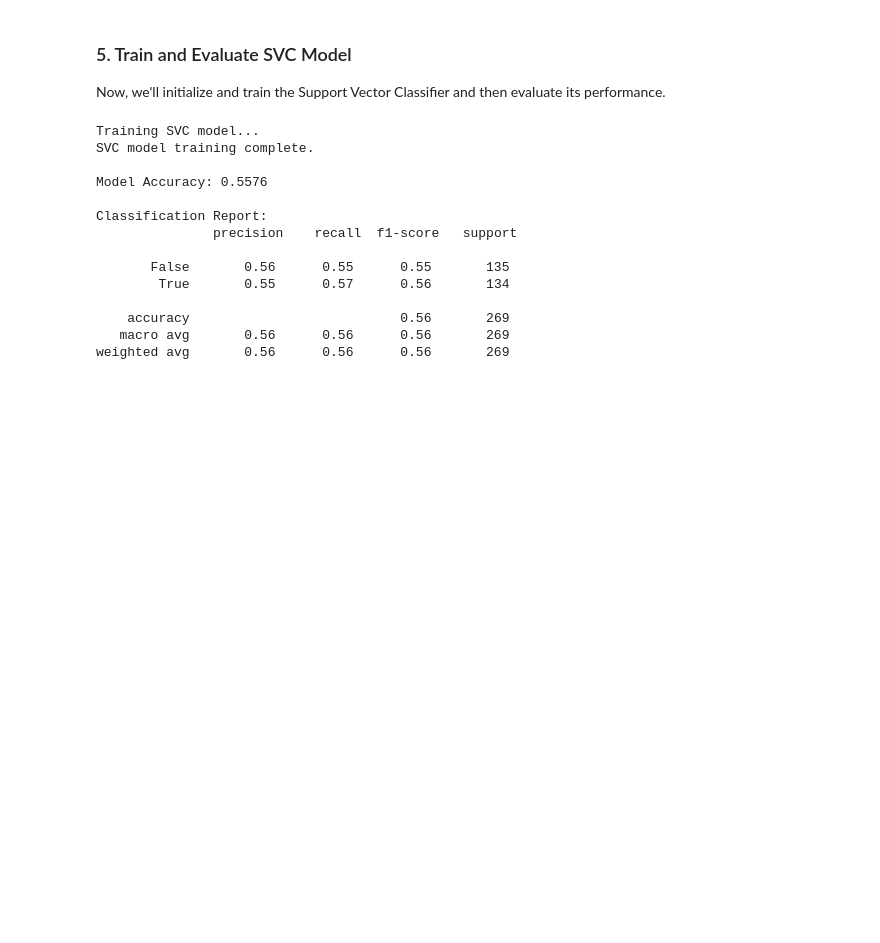
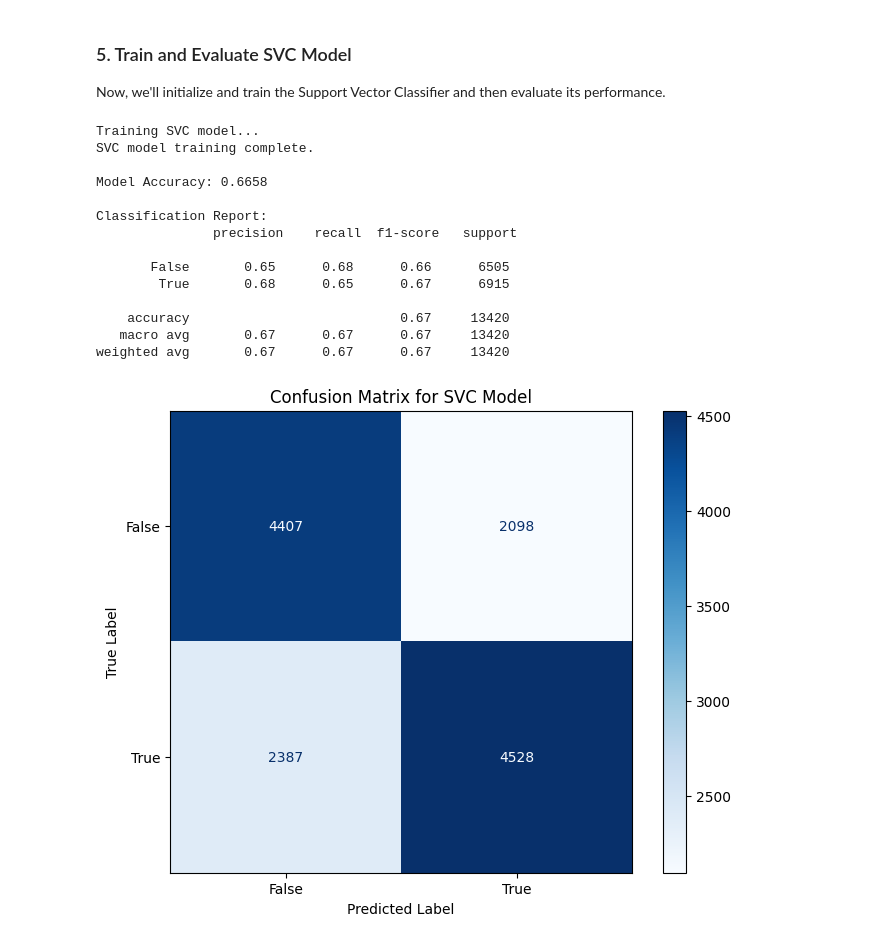
Before and after one commit to sheicksen/CISC483-EngageTactics, a Jupyter notebook: TruthSeeker.ipynb, the cells around one changed output. Cells and saved outputs as stored; diff of their text form; code cells hidden in the pictures; blank space fills up the shorter version.

Commit message:
Created SVM and visualization for it

```diff
--- a/TruthSeeker.ipynb
+++ b/TruthSeeker.ipynb
@@ -122,7 +122,7 @@ Shape of y: (134198,)
 ### 3. Split Data into Training and Testing Sets
 We'll split the data to evaluate the model's performance on unseen data.
 # %%
-sample_fraction = 0.01 # Adjust this value to change the sample size (e.g., 0.1 for 10%)
+sample_fraction = 0.5 # Adjust this value to change the sample size (e.g., 0.1 for 10%)
 
 # Sample the data before splitting
 X_sample, y_sample = X.sample(frac=sample_fraction, random_state=42), y.sample(frac=sample_fraction, random_state=42)
@@ -159,17 +159,15 @@ from sklearn.metrics import accuracy_score, classification_report
 # Initialize the SVC model
 # Using 'linear' kernel for potentially faster training on larger datasets, but 'rbf' is also common.
 # You might need to experiment with different kernels and parameters.
-svc_model = SVC(kernel='linear', random_state=42, C=1.0)
+svc_model = SVC(kernel='rbf', random_state=42, C=1.0)
 
 # Train the model
 print("Training SVC model...")
 svc_model.fit(X_train_scaled, y_train)
 print("SVC model training complete.")
 
-# Make predictions on the test set
+
 y_pred = svc_model.predict(X_test_scaled)
-
-# Evaluate the model
 accuracy = accuracy_score(y_test, y_pred)
 report = classification_report(y_test, y_pred)
 
@@ -179,14 +177,27 @@ print("\nClassification Report:\n", report)
 Training SVC model...
 SVC model training complete.
 
-Model Accuracy: 0.5576
+Model Accuracy: 0.6658
 
 Classification Report:
                precision    recall  f1-score   support
 
-       False       0.56      0.55      0.55       135
-        True       0.55      0.57      0.56       134
+       False       0.65      0.68      0.66      6505
+        True       0.68      0.65      0.67      6915
 
-    accuracy                           0.56       269
-   macro avg       0.56      0.56      0.56       269
-weighted avg       0.56      0.56      0.56       269
+    accuracy                           0.67     13420
+   macro avg       0.67      0.67      0.67     13420
+weighted avg       0.67      0.67      0.67     13420
+# %%
+from sklearn.metrics import ConfusionMatrixDisplay
+
+# Plot the confusion matrix
+fig, ax = plt.subplots(figsize=(8, 6))
+ConfusionMatrixDisplay.from_predictions(y_test, y_pred, cmap=plt.cm.Blues, ax=ax)
+plt.title('Confusion Matrix for SVC Model')
+plt.xlabel('Predicted Label')
+plt.ylabel('True Label')
+plt.grid(False) # Turn off grid for confusion matrix for cleaner look
+plt.show()
+# %% [output]
+[figure, added]
```
Also changed, not shown: parts of 3 cells of this notebook.
